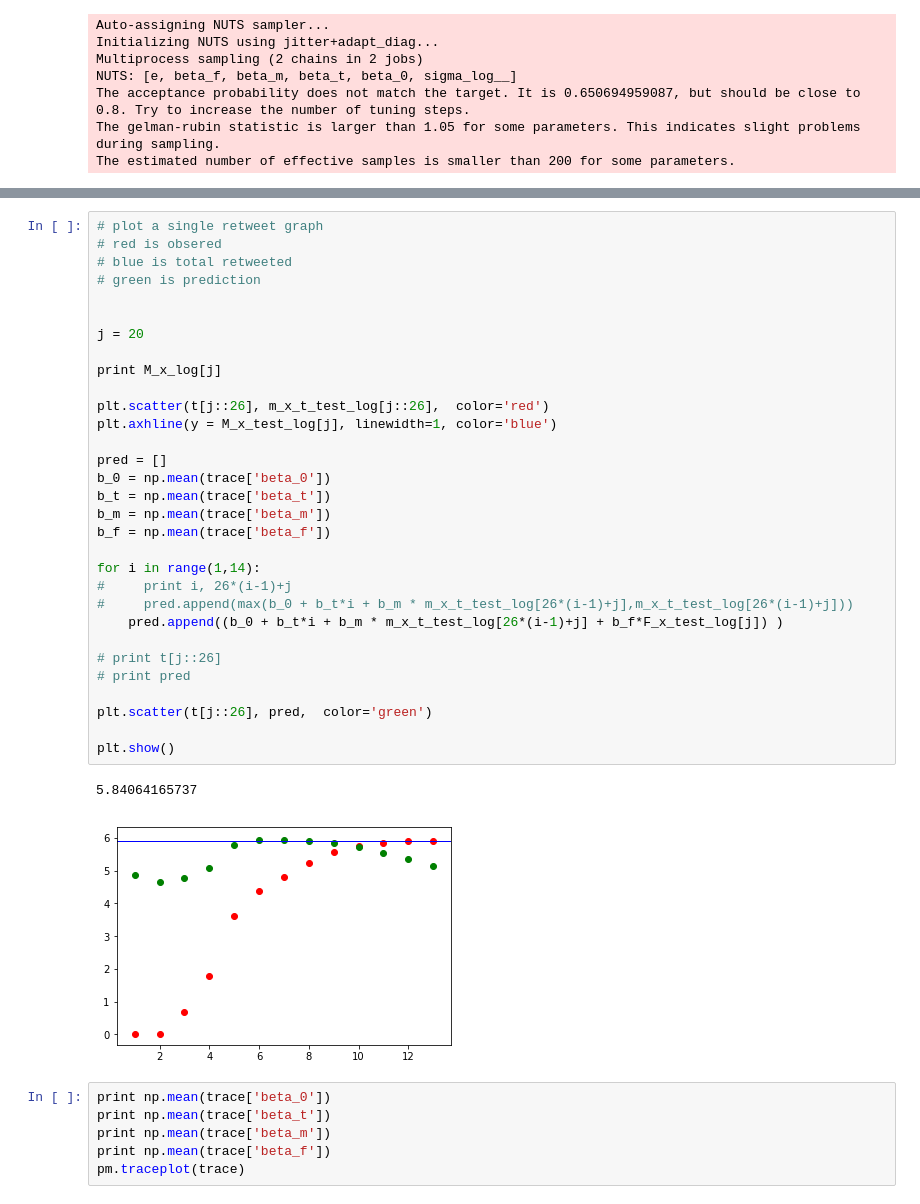
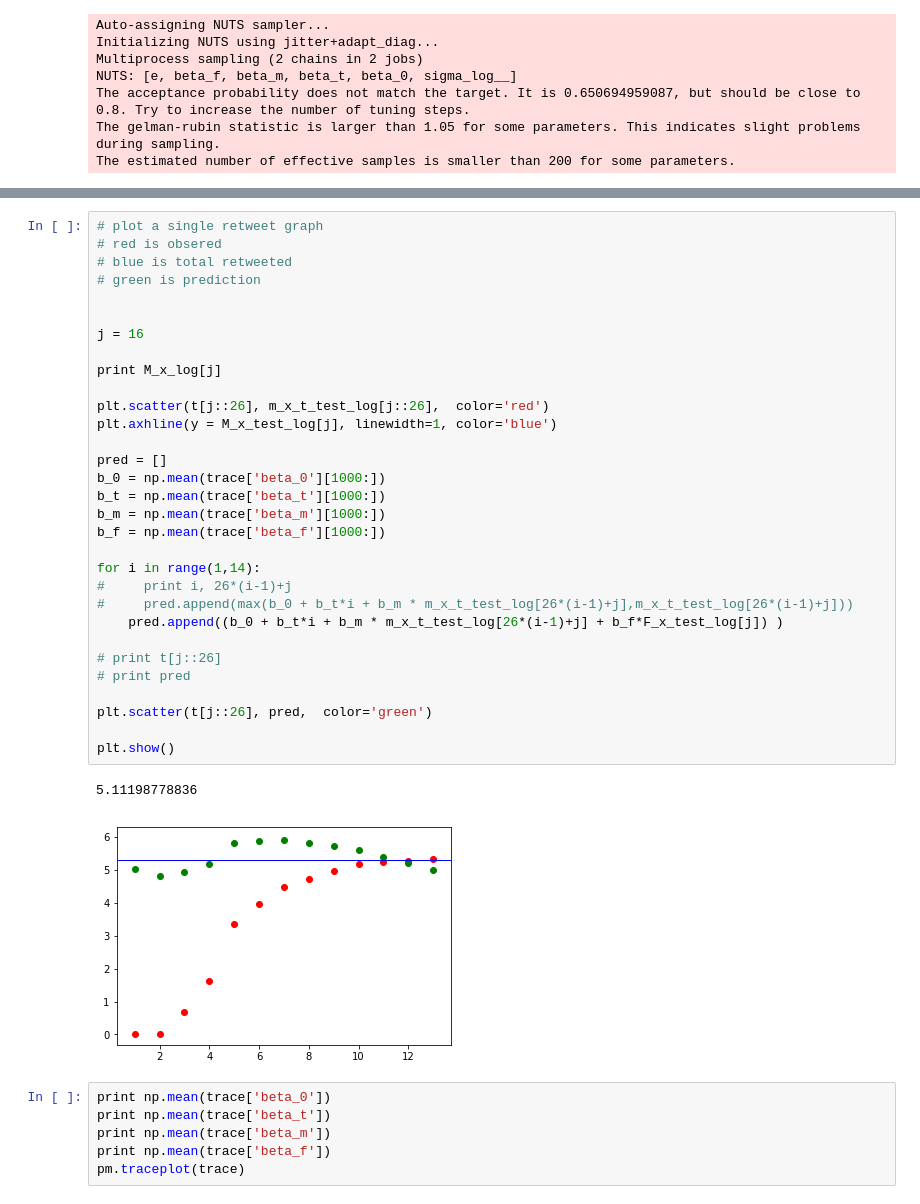
Before and after one commit to qandrew/6.882-fp, a Jupyter notebook: andrew/Follower_Regression_Model.ipynb, the cells around one changed output, grey strips where cells are left out. Drawn from its saved outputs; the diff is of its cells as text.

```diff
--- a/andrew/Follower_Regression_Model.ipynb
+++ b/andrew/Follower_Regression_Model.ipynb
@@ -227,37 +205,37 @@ plt.show()
 # %%
 # plot a single retweet graph
 # red is obsered
 # blue is total retweeted
 # green is prediction
 
 
-j = 20
+j = 16
 
 print M_x_log[j]
 
 plt.scatter(t[j::26], m_x_t_test_log[j::26],  color='red')
 plt.axhline(y = M_x_test_log[j], linewidth=1, color='blue')
 
 pred = []
-b_0 = np.mean(trace['beta_0'])
-b_t = np.mean(trace['beta_t'])
-b_m = np.mean(trace['beta_m'])
-b_f = np.mean(trace['beta_f'])
+b_0 = np.mean(trace['beta_0'][1000:])
+b_t = np.mean(trace['beta_t'][1000:])
+b_m = np.mean(trace['beta_m'][1000:])
+b_f = np.mean(trace['beta_f'][1000:])
 
 for i in range(1,14):
 #     print i, 26*(i-1)+j
 #     pred.append(max(b_0 + b_t*i + b_m * m_x_t_test_log[26*(i-1)+j],m_x_t_test_log[26*(i-1)+j]))
     pred.append((b_0 + b_t*i + b_m * m_x_t_test_log[26*(i-1)+j] + b_f*F_x_test_log[j]) )
 
 # print t[j::26]
 # print pred
 
 plt.scatter(t[j::26], pred,  color='green')
 
 plt.show()
 # %% [output]
-5.84064165737
+5.11198778836
-[figure, old version]
+[figure, new version]
 # %%
 print np.mean(trace['beta_0'])
 print np.mean(trace['beta_t'])
```
Also changed, not shown: parts of 4 cells of this notebook.
